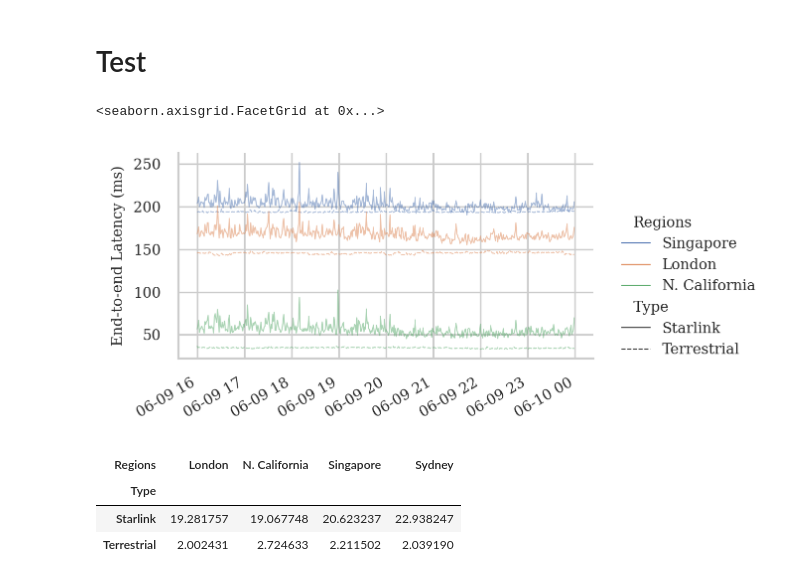
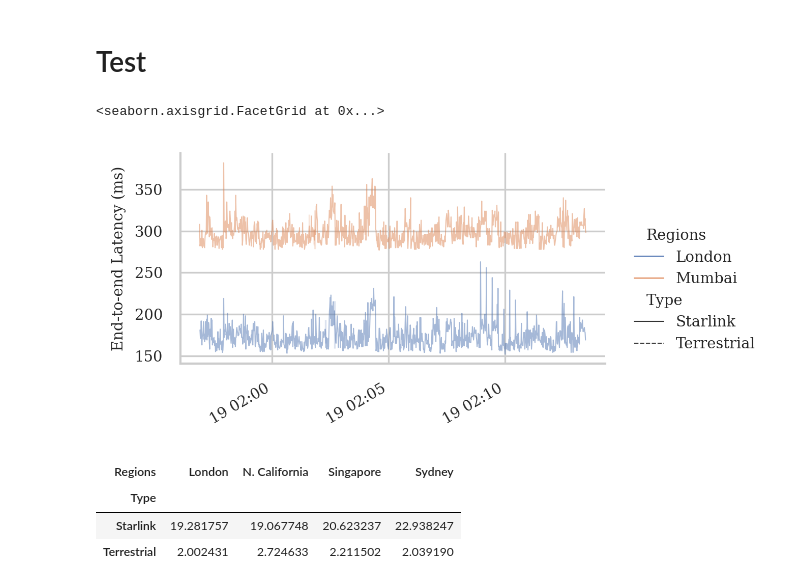
Before and after one commit to Starlink-Measurement/starlink-plot, a Jupyter notebook: plot_ping.ipynb, the cells around one changed output. Saved outputs shown, nothing was run; the diff lists cells and outputs as text; code cells hidden in the pictures.

Commit message:
Plot new ping test to check ISL

```diff
--- a/plot_ping.ipynb
+++ b/plot_ping.ipynb
@@ -74,7 +74,7 @@ for folder in glob.glob('data/Home_network_data/Ping/*'):
 #src_dirs = [(N_STARLINK, 'data/starlink-data/Ping/sydney_2022-07-21_starlink_ping/')]
 #src_dirs += [(N_HOME, 'data/Home_network_data/Ping/sydney_2022-07-21_trad_ping/')]
 
-src_dirs = [(N_STARLINK, 'data/starlink-data/Ping/motion_starlink_ping/')]
+#src_dirs = [(N_STARLINK, 'data/starlink-data/Ping/motion_starlink_ping/')]
 
 #src_dirs = [(N_HAMPTON, 'data/starlink-data/Ping/2022-07-13_starlink_mann_ping/')]
 
@@ -84,5 +84,7 @@ src_dirs = [(N_STARLINK, 'data/starlink-data/Ping/motion_starlink_ping/')]
 #src_dirs = [(N_STARLINK_REMOTE, 'data/Koeye/koeye_ping_measurements_2022-05-20/')]
 
 #src_dirs = [('Dish C', 'data/starlink-data/Ping/2022-06-28_xiaoqiang_starlink_ping/')]
+
+src_dirs = [(N_STARLINK, 'data/starlink-data/Ping/2023-06-19_starlink_ping_isltest/')]
 src_dirs
 # %% [output]
@@ -740,7 +739,7 @@ df_less610Reg = df_less610[df_less610[N_REGIONS].isin(['London', 'Singapore', 'N
 # Test
 # %%
 import datetime as dt
-def plot_time_lat():
+def plot_time_lat(df_time):
     p = common.sns_params
     p['font.family'] = 'serif'
     sns.set_theme("paper", style='whitegrid', rc=p, color_codes=True, palette='deep')
@@ -752,14 +751,15 @@ def plot_time_lat():
     #df_time = df_time[(df_time[N_TIMESTAMP] >= '2022-06-17 08:29') & (df_time[N_TIMESTAMP] < '2022-06-17 08:32')]
     #df_time = df_time[df_time[N_REGIONS] == 'Cape Town']
 
-    df_time = df_less610Reg
     #df_time = df_less610Reg[df_less610Reg[N_OUTLIERS] == False]
 
     #df_time = df_time[(df_time[N_TIMESTAMP] >= '2022-06-09 18:00') & (df_time[N_TIMESTAMP] <= '2022-06-09 18:05')]
-    df_time = df_time[(df_time[N_TIMESTAMP] >= '2022-06-09 16:00') & (df_time[N_TIMESTAMP] <= '2022-06-10')]
+    #df_time = df_time[(df_time[N_TIMESTAMP] >= '2022-06-09 16:00') & (df_time[N_TIMESTAMP] <= '2022-06-10')]
+
     #df_time = df_time[df_time[N_OUTLIERS] == False]
-    df_time = df_time.groupby([N_TYPE, N_REGIONS]).resample('1T', on=N_TIMESTAMP).mean().reset_index()
-    #df_time = df_time[(df_time[N_TIMESTAMP] > '2022-06-12') & (df_time[N_TIMESTAMP] < '2022-06-12 10:00:00')]
+
+    #df_time = df_time.groupby([N_TYPE, N_REGIONS]).resample('1T', on=N_TIMESTAMP).mean().reset_index()
+
     #df_time = df_time[df_time[N_REGIONS] == 'Bahrain']
 
     h = 2
@@ -771,7 +771,7 @@ def plot_time_lat():
     g_time = sns.relplot(data=df_time,
                          x=N_TIMESTAMP, y=N_LATENCY,
                          hue=N_REGIONS,
-                         hue_order=['Singapore', 'London', 'N. California'],
+                         #hue_order=['Singapore', 'London', 'N. California'],
                          #hue_order=REGION_ORDER,
                          height=h, aspect=aspect,
                          kind='line',
@@ -788,35 +788,35 @@ def plot_time_lat():
         #ax.grid(visible=True, which='both', axis='y', color='gray', linewidth=0.1)
         #ax.set_rasterized(True)
         #for _, row in df_missing.iterrows():
         #    ax.axvline(row[N_TIMESTAMP], alpha=0.1, ls='--', color='red')
 
         prev_timestamp = None
         #for _, row in df_missing.iterrows():
         #    if prev_timestamp:
         #        if (row[N_TIMESTAMP] - prev_timestamp) > pd.Timedelta(hours=1):
         #            ind = common.REGION_ORDER.index(row[N_REGIONS])
         #            ax.axvspan(prev_timestamp, row[N_TIMESTAMP], alpha=0.1,
         #                       facecolor='red',
         #                       #facecolor=pal[ind],
         #                       ec='white', ls='--')
         #            prev_timestamp = None
         #    else:
         #        prev_timestamp = row[N_TIMESTAMP]
 
     g_time.set(
         #yscale='log',
         xlabel='',
         ylabel='End-to-end Latency (ms)',
     )
     g_time.figure.autofmt_xdate()
     g_time.tight_layout()
     return g_time
 
-g_time610LSN = plot_time_lat()
+g_time610LSN = plot_time_lat(df)
 g_time610LSN
 # %% [output]
 <seaborn.axisgrid.FacetGrid at 0x...>
-[figure, old version]
+[figure, new version]
 # %%
 g_time610LSN.savefig(f'{OUT_PATH}/2022-06-09_16_to_06-10_ping_1_minute_avg_LSN.pdf', bbox_inches='tight')
 #g_time610LSN.savefig(f'{OUT_PATH}/2022-06-09_ping_no_outliers_LSN.pdf', bbox_inches='tight')
```
Also changed, not shown: parts of 11 cells of this notebook, 2 other files.
